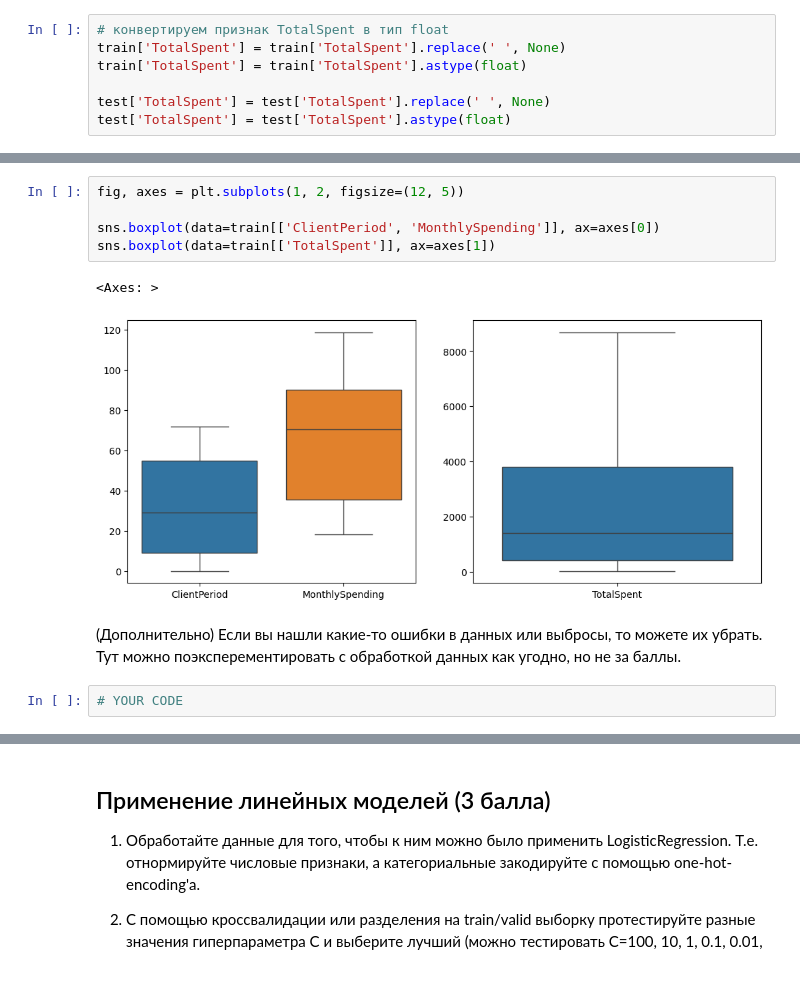
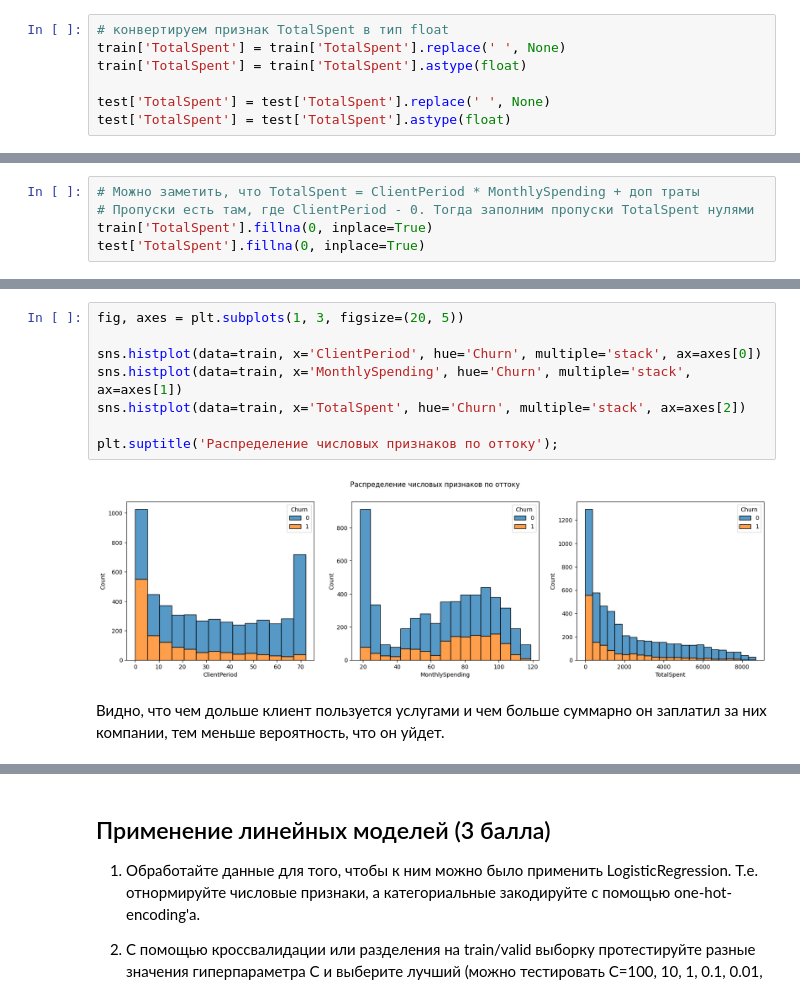
Before and after one commit to DmitryKolbanov/data-science-projects, a Jupyter notebook: Deep Learning School/3 HW/hw_kaggle.ipynb, the cells around one changed output, grey strips where cells are left out. Cells and saved outputs as stored; diff of their text form.

```diff
--- a/Deep Learning School/3 HW/hw_kaggle.ipynb
+++ b/Deep Learning School/3 HW/hw_kaggle.ipynb
@@ -200,0 +215,5 @@ test['TotalSpent'] = test['TotalSpent'].astype(float)
+# %%
+# Можно заметить, что TotalSpent = ClientPeriod * MonthlySpending + доп траты
+# Пропуски есть там, где ClientPeriod - 0. Тогда заполним пропуски TotalSpent нулями
+train['TotalSpent'].fillna(0, inplace=True)
+test['TotalSpent'].fillna(0, inplace=True)
@@ -201,12 +233,12 @@ test['TotalSpent'] = test['TotalSpent'].astype(float)
 # %%
-fig, axes = plt.subplots(1, 2, figsize=(12, 5))
+fig, axes = plt.subplots(1, 3, figsize=(20, 5))
 
-sns.boxplot(data=train[['ClientPeriod', 'MonthlySpending']], ax=axes[0])
-sns.boxplot(data=train[['TotalSpent']], ax=axes[1])
+sns.histplot(data=train, x='ClientPeriod', hue='Churn', multiple='stack', ax=axes[0])
+sns.histplot(data=train, x='MonthlySpending', hue='Churn', multiple='stack', ax=axes[1])
+sns.histplot(data=train, x='TotalSpent', hue='Churn', multiple='stack', ax=axes[2])
+
+plt.suptitle('Распределение числовых признаков по оттоку');
 # %% [output]
-<Axes: >
-[figure, old version]
+[figure, new version]
-# %% [markdown]
-(Дополнительно) Если вы нашли какие-то ошибки в данных или выбросы, то можете их убрать. Тут можно поэксперементировать с обработкой данных как угодно, но не за баллы.
-# %%
-# YOUR CODE
+# %% [markdown]
+Видно, что чем дольше клиент пользуется услугами и чем больше суммарно он заплатил за них компании, тем меньше вероятность, что он уйдет.
```
Also changed, not shown: parts of 31 cells of this notebook, 7 other files.
